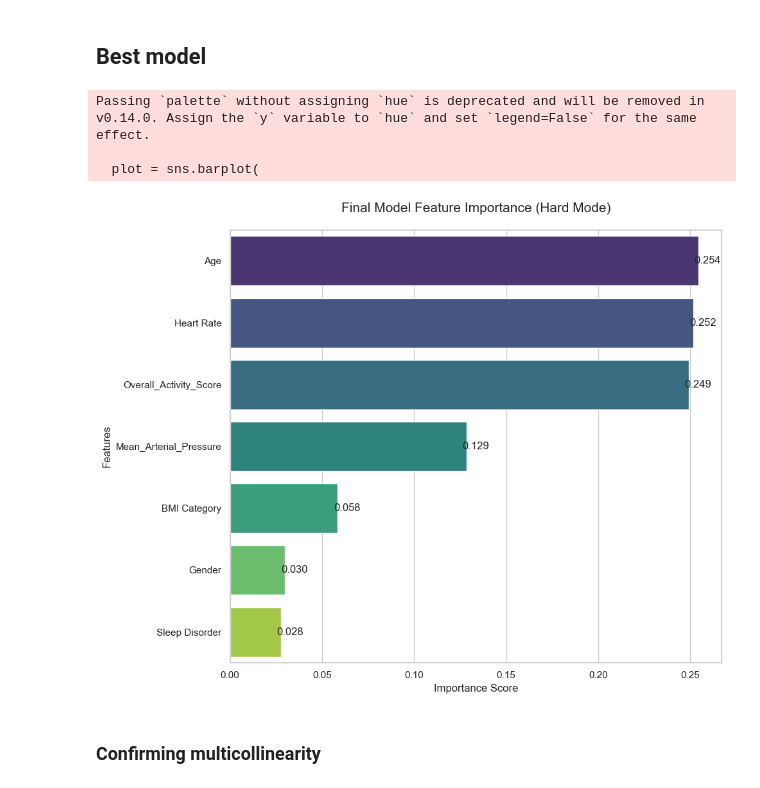
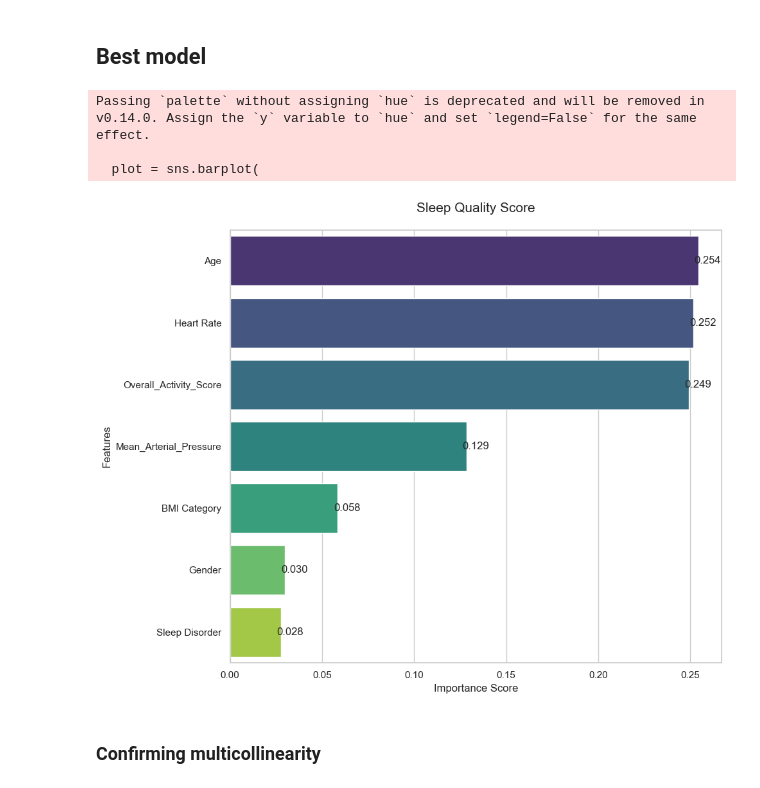
Before and after one commit to Junghokim1031/Week-2-Project-Machine-Learning, a Jupyter notebook: SleepHealthandLifestyle.ipynb, the cells around one changed output. Cells and saved outputs as stored; diff of their text form; code cells hidden in the pictures.

```diff
--- a/SleepHealthandLifestyle.ipynb
+++ b/SleepHealthandLifestyle.ipynb
@@ -472,35 +472,35 @@ feature_importance_df = pd.DataFrame({
     'Feature': feature_names,
     'Importance': importances
 }).sort_values(by='Importance', ascending=False)
 
 # 3. 시각화 (발표용으로 깔끔하게!)
 plt.figure(figsize=(10, 8))
 sns.set_theme(style="whitegrid")
 
 # 막대 그래프 그리기
 plot = sns.barplot(
     data=feature_importance_df,
     x='Importance',
     y='Feature',
     palette='viridis'
 )
 
 # 그래프 위에 수치 표시 (디테일이 생명이네!)
 for p in plot.patches:
     width = p.get_width()
     plt.text(width + 0.005, p.get_y() + p.get_height()/2,
              f'{width:.3f}', ha='center', va='center')
 
-plt.title('Final Model Feature Importance (Hard Mode)', fontsize=15, pad=20)
+plt.title('Sleep Quality Score', fontsize=15, pad=20)
 plt.xlabel('Importance Score', fontsize=12)
 plt.ylabel('Features', fontsize=12)
 plt.tight_layout()
 plt.show()
 # %% [output]
 Passing `palette` without assigning `hue` is deprecated and will be removed in v0.14.0. Assign the `y` variable to `hue` and set `legend=False` for the same effect.
 
   plot = sns.barplot(
-[figure, old version]
+[figure, new version]
 # %% [markdown]
 ### Confirming  multicollinearity
 # %%
```
Also changed, not shown: parts of 3 cells of this notebook, 5 other files.
